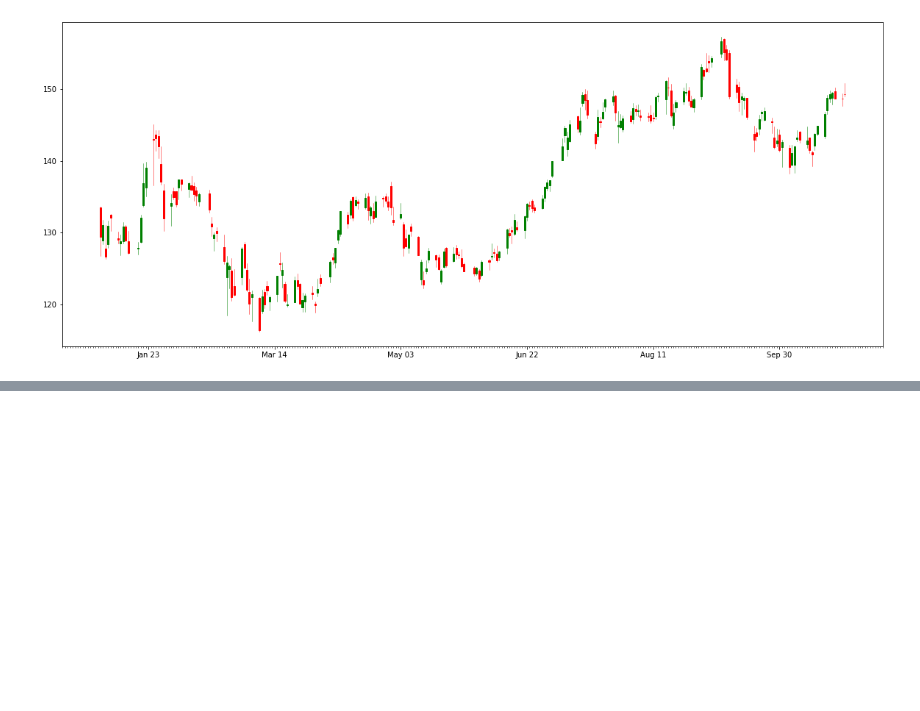
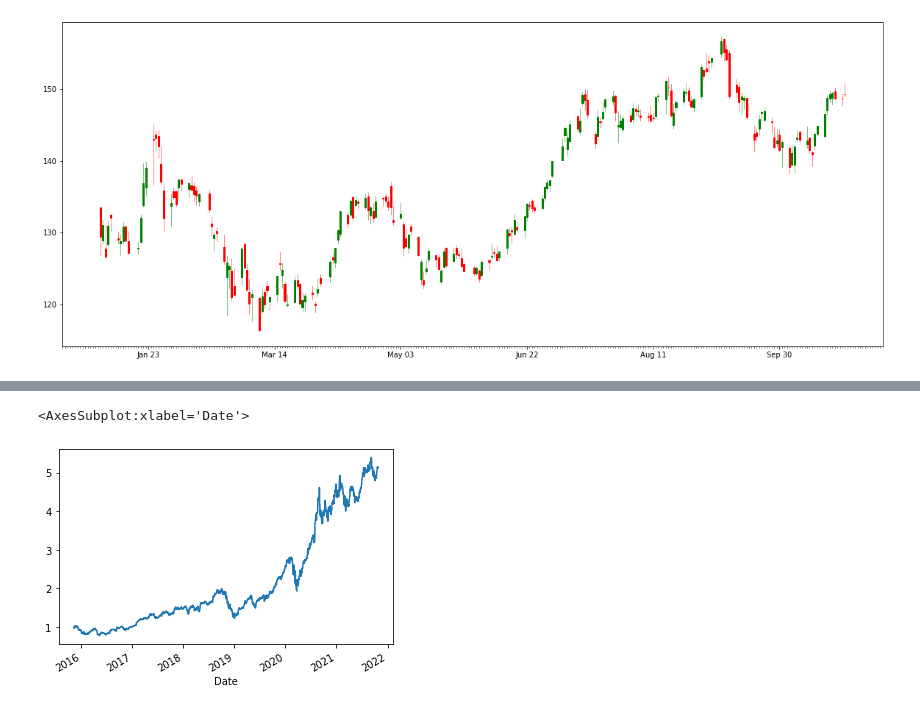
Before and after one commit to yohannts/market_strategy, a Jupyter notebook: analysis.ipynb, the cells around one changed output, grey strips where cells are left out. Saved outputs shown, nothing was run; the diff lists cells and outputs as text; code cells hidden in the pictures; blank space fills up the shorter version.

```diff
--- a/analysis.ipynb
+++ b/analysis.ipynb
@@ -95,0 +134,5 @@ plt.plot()
+# %%
+stock['Cumulative Return'].plot()
+# %% [output]
+<AxesSubplot:xlabel='Date'>
+[figure, added]
```
Also changed, not shown: parts of 7 cells of this notebook, 5 other files.
